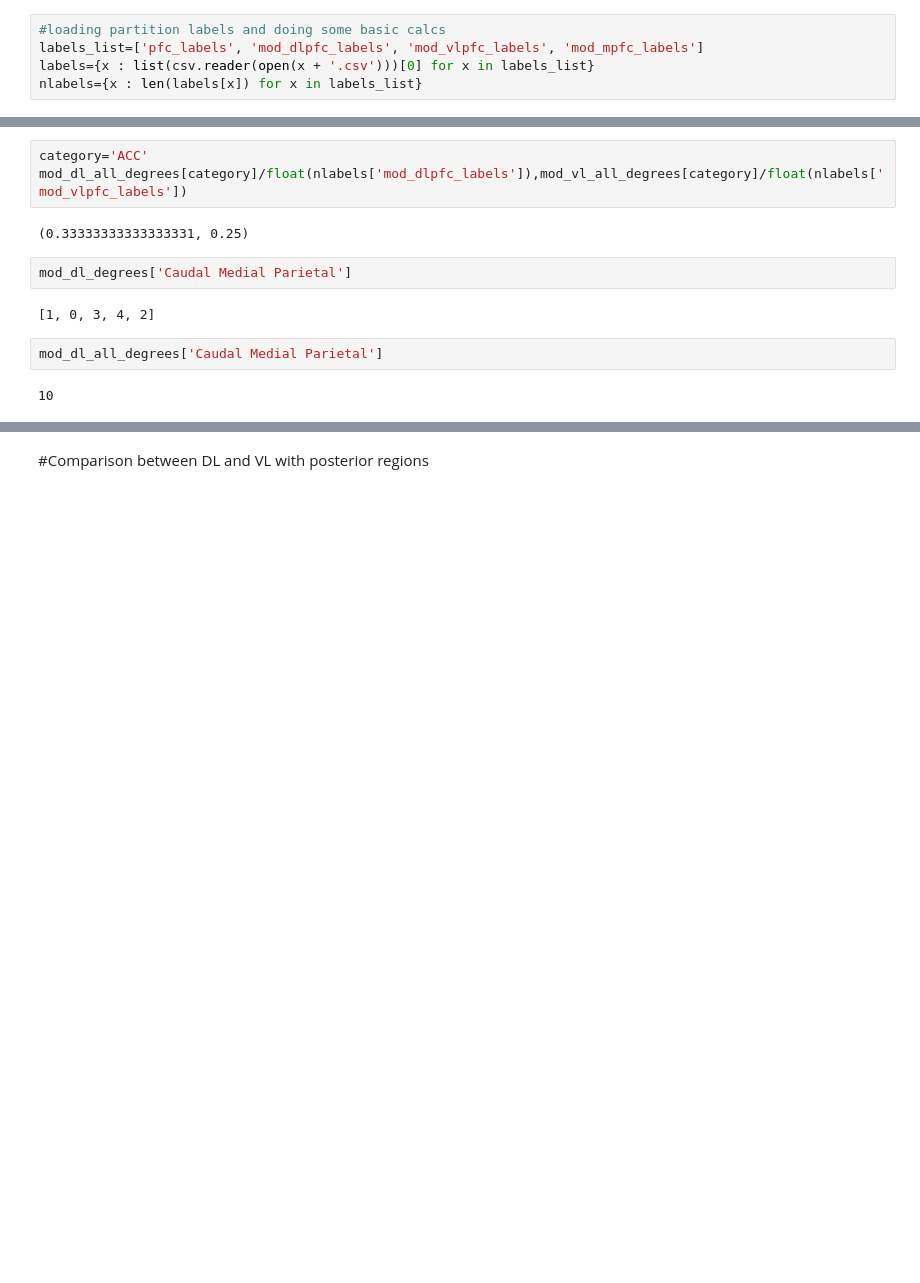
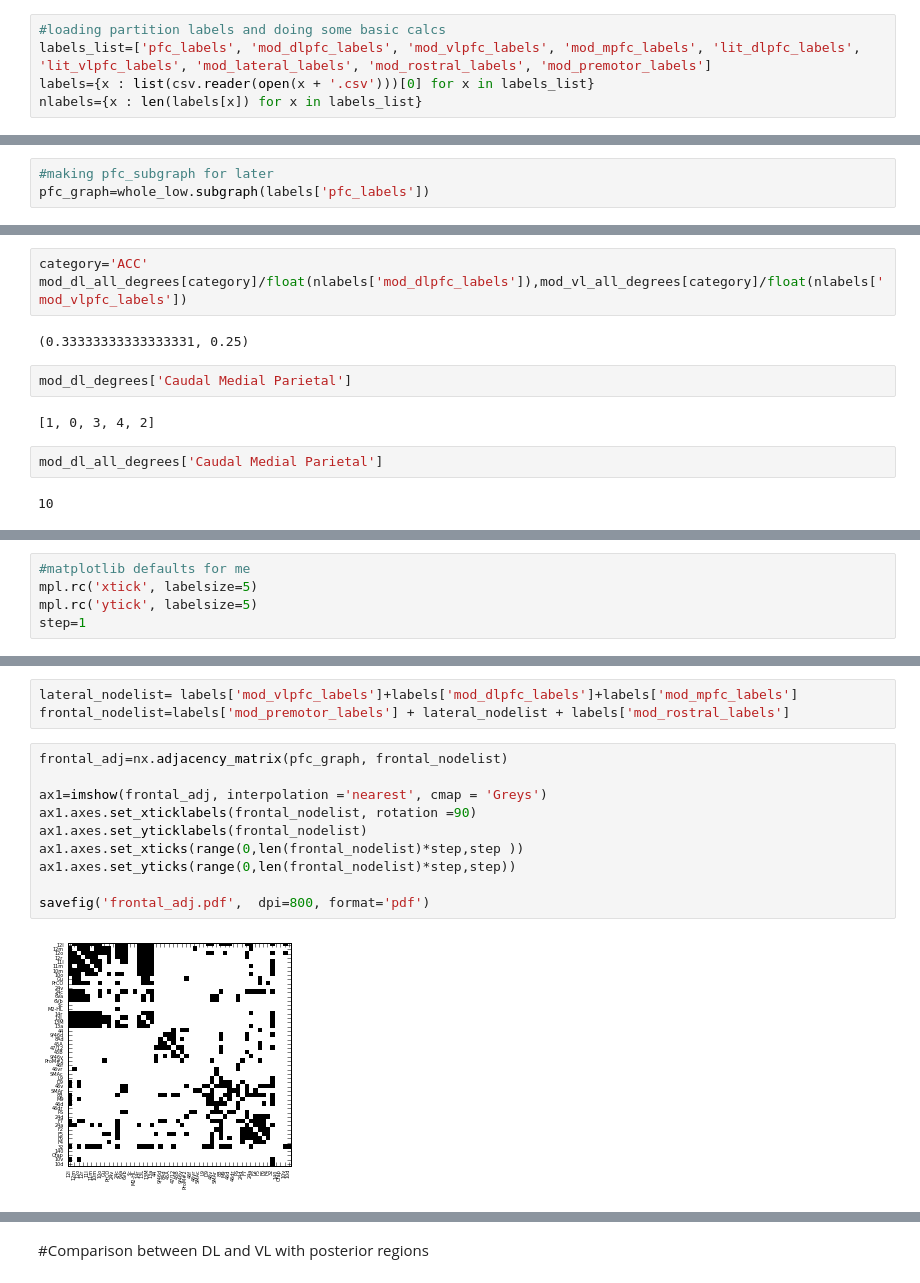
Before and after one commit to dawnsong/CoCoTools, a Jupyter notebook: applications/ModhaSingh_PFC/ms_posterior.ipynb, the cells around one changed output, grey strips where cells are left out. Cells and saved outputs as stored; diff of their text form; blank space fills up the shorter version.

```diff
--- a/applications/ModhaSingh_PFC/ms_posterior.ipynb
+++ b/applications/ModhaSingh_PFC/ms_posterior.ipynb
@@ -58,7 +122,7 @@ filestub=('C:\\Users\\Robert\\cocomac\\cocomac-tools-rsblume\\applications\\Modh
 whole_low=pickle.load(open(filestub, "rb"))
 # %%
 #loading partition labels and doing some basic calcs
-labels_list=['pfc_labels', 'mod_dlpfc_labels', 'mod_vlpfc_labels', 'mod_mpfc_labels']
+labels_list=['pfc_labels', 'mod_dlpfc_labels', 'mod_vlpfc_labels', 'mod_mpfc_labels', 'lit_dlpfc_labels', 'lit_vlpfc_labels', 'mod_lateral_labels', 'mod_rostral_labels', 'mod_premotor_labels']
 labels={x : list(csv.reader(open(x + '.csv')))[0] for x in labels_list}
 nlabels={x : len(labels[x]) for x in labels_list}
 # %%
@@ -78,6 +144,9 @@ all_labels = dict(labels.items() + categories.items())
 # %%
 #making graphs binary/undirected
 whole_low=whole_low.to_undirected()
+# %%
+#making pfc_subgraph for later
+pfc_graph=whole_low.subgraph(labels['pfc_labels'])
 # %%
 print all_labels.keys()
 # %% [output]
@@ -117,0 +260,5 @@ dl_vl_posterior_degree_compare={x : ((mod_dl_all_degrees[x]/2)/float(nlabels['mo
+# %%
+#matplotlib defaults for me
+mpl.rc('xtick', labelsize=5)
+mpl.rc('ytick', labelsize=5)
+step=1
@@ -117,0 +277,15 @@ dl_vl_posterior_degree_compare={x : ((mod_dl_all_degrees[x]/2)/float(nlabels['mo
+# %%
+lateral_nodelist= labels['mod_vlpfc_labels']+labels['mod_dlpfc_labels']+labels['mod_mpfc_labels']
+frontal_nodelist=labels['mod_premotor_labels'] + lateral_nodelist + labels['mod_rostral_labels']
+# %%
+frontal_adj=nx.adjacency_matrix(pfc_graph, frontal_nodelist)
+
+ax1=imshow(frontal_adj, interpolation ='nearest', cmap = 'Greys')
+ax1.axes.set_xticklabels(frontal_nodelist, rotation =90)
+ax1.axes.set_yticklabels(frontal_nodelist)
+ax1.axes.set_xticks(range(0,len(frontal_nodelist)*step,step ))
+ax1.axes.set_yticks(range(0,len(frontal_nodelist)*step,step))
+
+savefig('frontal_adj.pdf',  dpi=800, format='pdf')
+# %% [output]
+[figure, added]
```
Also changed, not shown: parts of 70 cells of this notebook, 2 other files.
